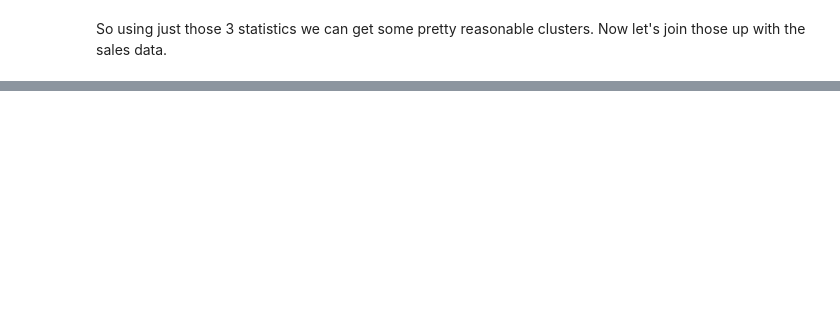
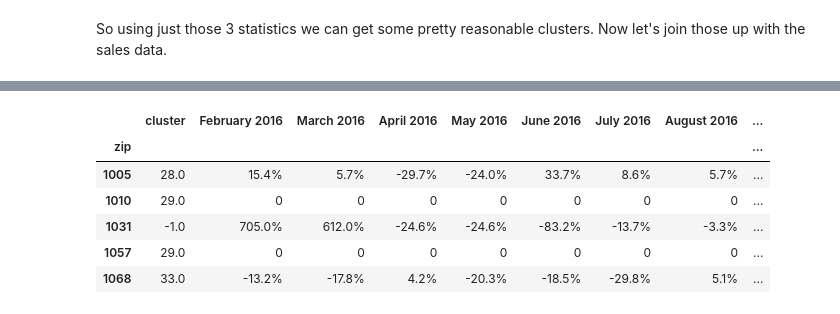
Before and after one commit to joshuajnoble/w207_group_project, a Jupyter notebook: demographics_clustering_DBSCAN.ipynb, the cells around one changed output, grey strips where cells are left out. Saved outputs shown, nothing was run; the diff lists cells and outputs as text; code cells hidden in the pictures; blank space fills up the shorter version.

```diff
--- a/demographics_clustering_DBSCAN.ipynb
+++ b/demographics_clustering_DBSCAN.ipynb
@@ -191,0 +198,74 @@ ax.scatter( Jan2020_sales["cluster"].astype(int), Jan2020_sales["January 2020"].
+# %%
+
+from sklearn import linear_model
+
+#copied from emily
+def cluster_regression( regression_data, cluster_index ):
+    print('cluster_index ', cluster_index)
+    clust0 = regression_data[regression_data['cluster']==cluster_index]
+    print(clust0.shape)
+    clust0 = clust0.drop(columns=['cluster'])
+    clust0_melt = pd.melt(clust0.reset_index(), id_vars=['zip'], value_vars=list(clust0.columns), var_name='date', value_name='yoy')
+    print(clust0_melt.shape)
+    clust0 = clust0_melt.dropna()
+    clust0.reset_index(drop=True, inplace=True)
+    clust0['parsed_date'] = pd.to_datetime(clust0.loc[:,'date'], infer_datetime_format=True)
+    clust0['days_from_start'] = clust0.loc[:,'parsed_date'] - clust0.loc[0, 'parsed_date']
+    clust0['yoy'] = clust0['yoy'].str.replace(r'%', r'')
+    clust0['yoy'] = pd.to_numeric(clust0["yoy"], downcast="float")
+    clust0 = clust0.replace(np.nan,0) #sometimes removing the '%' gets weird
+    print(clust0.shape)
+    print(clust0.head(-10))
+
+    x = clust0['days_from_start'].values
+    y = clust0['yoy'].values
+
+    x = x.reshape(-1, 1)
+
+    model = linear_model.LinearRegression().fit(x, y)
+    linear_model.LinearRegression(copy_X=True, fit_intercept=True, n_jobs=1, normalize=False)
+
+    # The coefficients
+    print('Coefficients: \n', model.coef_)
+
+
+#copied from emily
+def cluster_regression_with_testing( regression_data, cluster_index ):
+    print('cluster_index ', cluster_index)
+    clust0 = regression_data[regression_data['cluster']==cluster_index]
+    print(clust0.shape)
+    clust0 = clust0.drop(columns=['cluster'])
+    clust0_melt = pd.melt(clust0.reset_index(), id_vars=['zip'], value_vars=list(clust0.columns), var_name='date', value_name='yoy')
+    print(clust0_melt.shape)
+    clust0 = clust0_melt.dropna()
+    clust0.reset_index(drop=True, inplace=True)
+    clust0['parsed_date'] = pd.to_datetime(clust0.loc[:,'date'], infer_datetime_format=True)
+    clust0['days_from_start'] = clust0.loc[:,'parsed_date'] - clust0.loc[0, 'parsed_date']
+    clust0['yoy'] = clust0['yoy'].str.replace(r'%', r'')
+    clust0['yoy'] = pd.to_numeric(clust0["yoy"], downcast="float")
+    clust0 = clust0.replace(np.nan,0) #sometimes removing the '%' gets weird
+    print(clust0.shape)
+    #print(clust0.head(-10))
+
+    x = clust0['days_from_start'].values
+    y = clust0['yoy'].values
+
+    x = x.reshape(-1, 1)
+
+    model = linear_model.LinearRegression().fit(x, y)
+    linear_model.LinearRegression(copy_X=True, fit_intercept=True, n_jobs=1, normalize=False)
+
+    # The coefficients
+    print('Coefficients: \n', model.coef_)
+
+
+
+#join the sales data (has less zip codes, so right join)
+joined_sales_data = clusters.set_index('zip').join(sales_data.set_index('zip'), how ='right')
+
+# we still get NaN clusters, so let's drop those
+joined_sales_data = joined_sales_data.dropna()
+joined_sales_data = joined_sales_data.replace(np.nan,0)
+print(joined_sales_data.shape)
+joined_sales_data.head()
+# %% [output]
@@ -191,0 +273,7 @@ ax.scatter( Jan2020_sales["cluster"].astype(int), Jan2020_sales["January 2020"].
+|  | cluster | February 2016 | March 2016 | April 2016 | May 2016 | June 2016 | July 2016 | August 2016 | ... |
+| zip |  |  |  |  |  |  |  |  | ... |
+| 1005 | 28.0 | 15.4% | 5.7% | -29.7% | -24.0% | 33.7% | 8.6% | 5.7% | ... |
+| 1010 | 29.0 | 0 | 0 | 0 | 0 | 0 | 0 | 0 | ... |
+| 1031 | -1.0 | 705.0% | 612.0% | -24.6% | -24.6% | -83.2% | -13.7% | -3.3% | ... |
+| 1057 | 29.0 | 0 | 0 | 0 | 0 | 0 | 0 | 0 | ... |
+| 1068 | 33.0 | -13.2% | -17.8% | 4.2% | -20.3% | -18.5% | -29.8% | 5.1% | ... |
```
Also changed, not shown: parts of 9 cells of this notebook.
